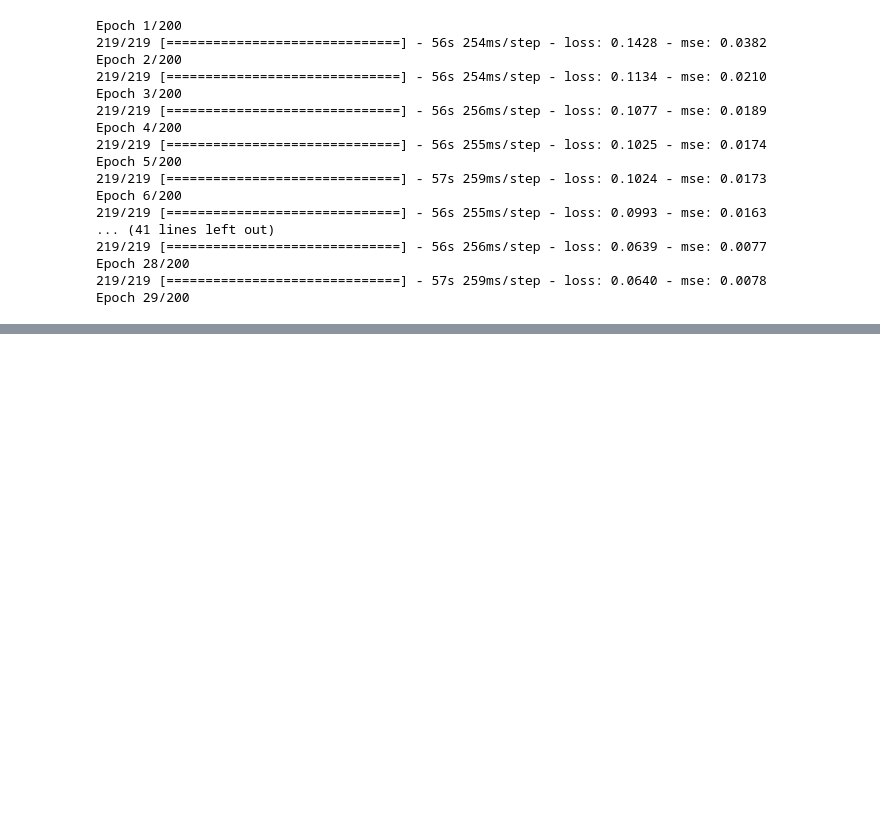
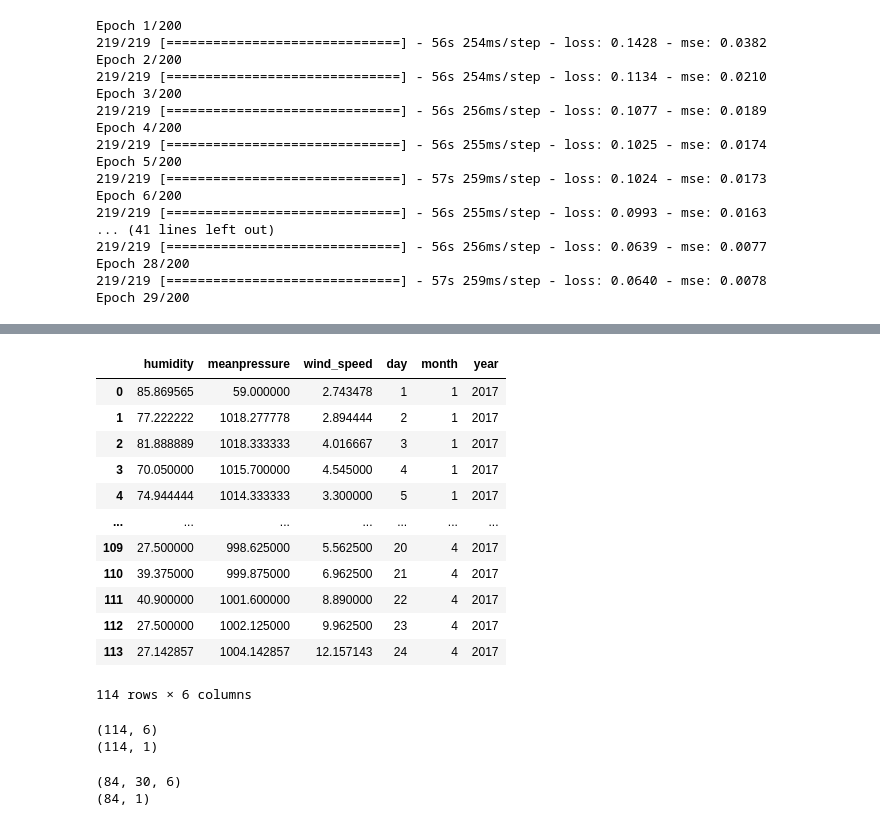
Before and after one commit to i-shitizkhanna/Time-Series-Forecasting, a Jupyter notebook: Regression Model.ipynb, the cells around one changed output, grey strips where cells are left out. Saved outputs shown, nothing was run; the diff lists cells and outputs as text; code cells hidden in the pictures; blank space fills up the shorter version.

```diff
--- a/Regression Model.ipynb
+++ b/Regression Model.ipynb
@@ -453,0 +561,27 @@ print("Mean Squared Error:", str(mse), "and Mean Absolute Error:", str(mae))
+# %%
+X_part=test.drop(["meantemp"],axis=1)
+X_part=X_part[['humidity','meanpressure','wind_speed','day','month','year']]
+X_part
+# %% [output]
+|  | humidity | meanpressure | wind_speed | day | month | year |
+| 0 | 85.869565 | 59.000000 | 2.743478 | 1 | 1 | 2017 |
+| 1 | 77.222222 | 1018.277778 | 2.894444 | 2 | 1 | 2017 |
+| 2 | 81.888889 | 1018.333333 | 4.016667 | 3 | 1 | 2017 |
+| 3 | 70.050000 | 1015.700000 | 4.545000 | 4 | 1 | 2017 |
+| 4 | 74.944444 | 1014.333333 | 3.300000 | 5 | 1 | 2017 |
+| ... | ... | ... | ... | ... | ... | ... |
+| 109 | 27.500000 | 998.625000 | 5.562500 | 20 | 4 | 2017 |
+| 110 | 39.375000 | 999.875000 | 6.962500 | 21 | 4 | 2017 |
+| 111 | 40.900000 | 1001.600000 | 8.890000 | 22 | 4 | 2017 |
+| 112 | 27.500000 | 1002.125000 | 9.962500 | 23 | 4 | 2017 |
+| 113 | 27.142857 | 1004.142857 | 12.157143 | 24 | 4 | 2017 |
+114 rows × 6 columns
+# %%
+Y_part=test["meantemp"]
+X_part=np.array(X_part)
+Y_part=np.array(Y_part).reshape(-1,1)
+print(X_part.shape)
+print(Y_part.shape)
+# %% [output]
+(114, 6)
+(114, 1)
@@ -453,0 +594,16 @@ print("Mean Squared Error:", str(mse), "and Mean Absolute Error:", str(mae))
+# %%
+step=30
+input=[]
+output=[]
+for i in range(len(X_part_scaled)-(step)):
+    input.append(X_part_scaled[i:i+step])
+    output.append(Y_part_scaled[i+step])
+
+input=np.array(input)
+output=np.array(output)
+
+print(input.shape)
+print(output.shape)
+# %% [output]
+(84, 30, 6)
+(84, 1)
```
Also changed, not shown: parts of 21 cells of this notebook.
